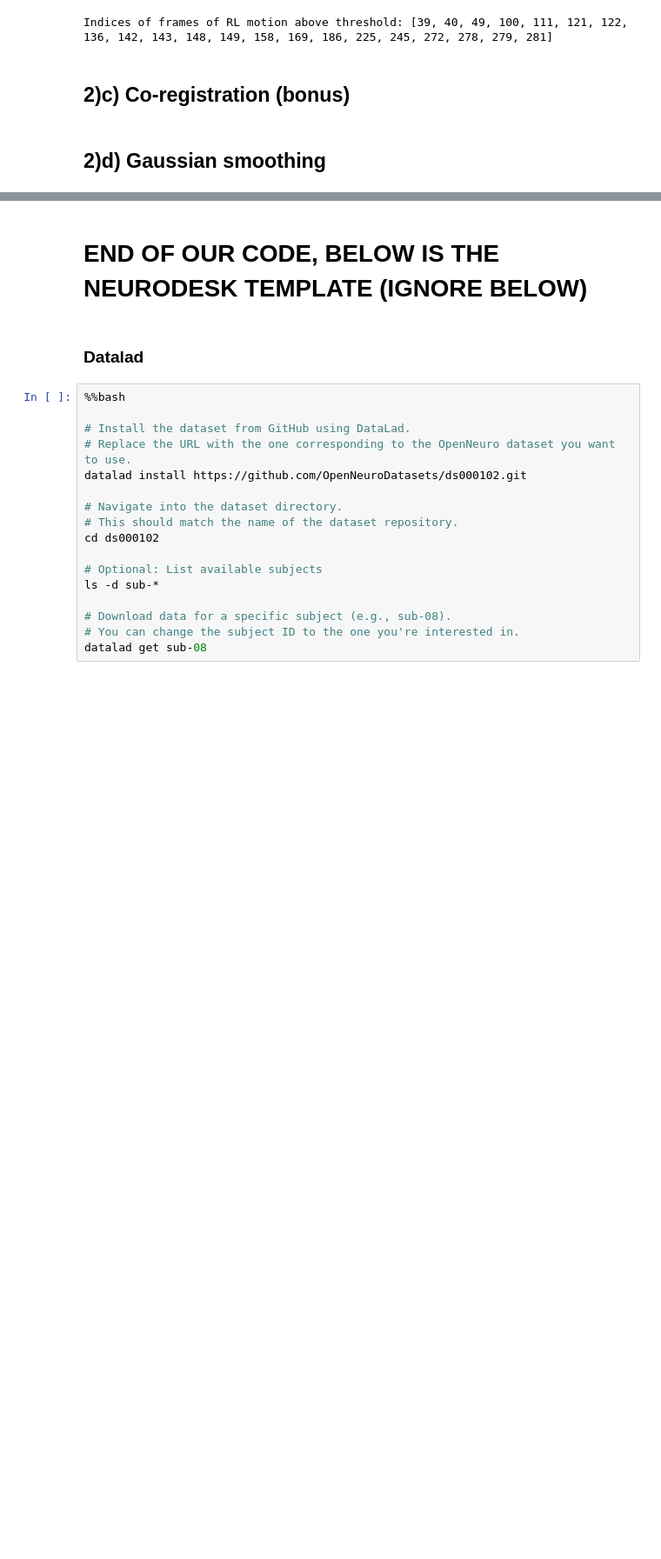
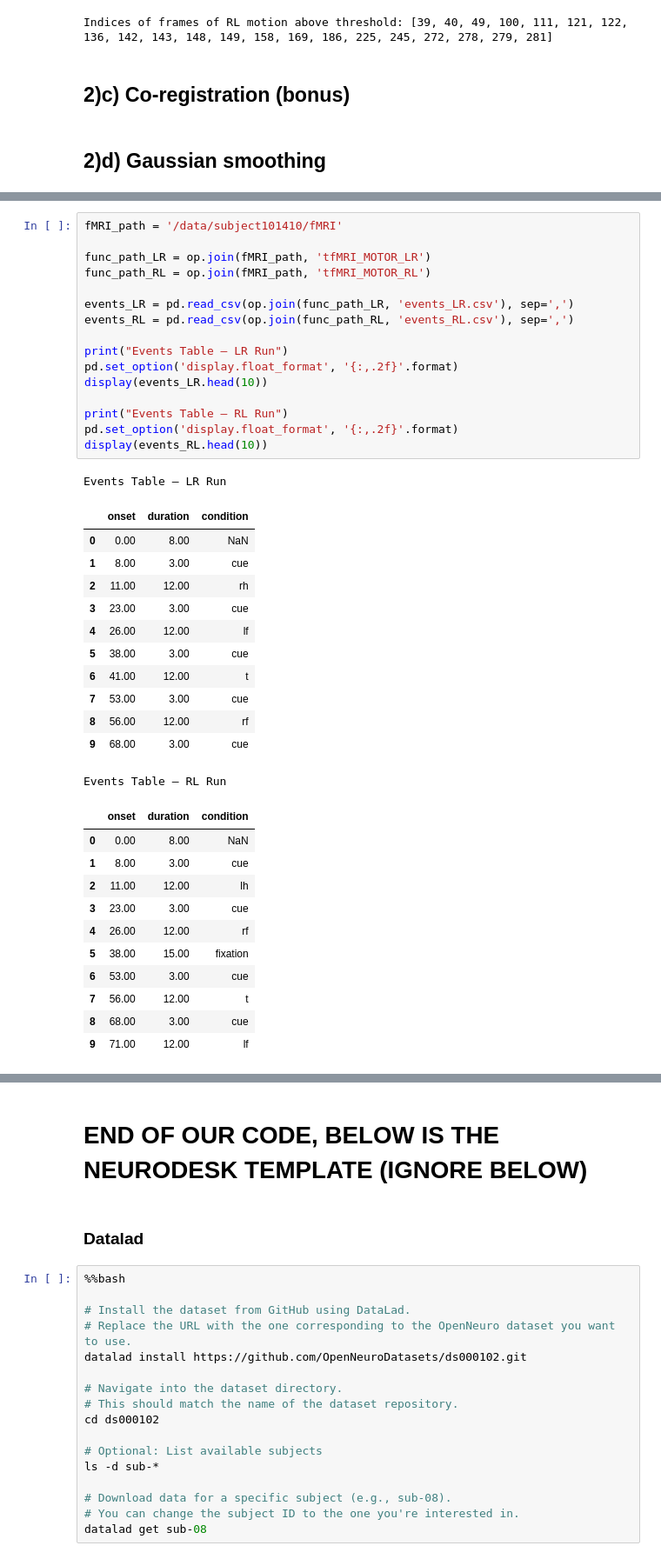
Before and after one commit to zoeepfl/NX-NSSP, a Jupyter notebook: Mini_Projet_1.ipynb, the cells around one changed output, grey strips where cells are left out. Shown at 87% size. Saved outputs shown, nothing was run; the diff lists cells and outputs as text; blank space fills up the shorter version.

```diff
--- a/Mini_Projet_1.ipynb
+++ b/Mini_Projet_1.ipynb
@@ -457,0 +430,41 @@ Indices of frames of RL motion above threshold: [39, 40, 49, 100, 111, 121, 122,
+# %%
+fMRI_path = '/data/subject101410/fMRI'
+
+func_path_LR = op.join(fMRI_path, 'tfMRI_MOTOR_LR')
+func_path_RL = op.join(fMRI_path, 'tfMRI_MOTOR_RL')
+
+events_LR = pd.read_csv(op.join(func_path_LR, 'events_LR.csv'), sep=',')
+events_RL = pd.read_csv(op.join(func_path_RL, 'events_RL.csv'), sep=',')
+
+print("Events Table — LR Run")
+pd.set_option('display.float_format', '{:,.2f}'.format)
+display(events_LR.head(10))
+
+print("Events Table — RL Run")
+pd.set_option('display.float_format', '{:,.2f}'.format)
+display(events_RL.head(10))
+# %% [output]
+Events Table — LR Run
+|  | onset | duration | condition |
+| 0 | 0.00 | 8.00 | NaN |
+| 1 | 8.00 | 3.00 | cue |
+| 2 | 11.00 | 12.00 | rh |
+| 3 | 23.00 | 3.00 | cue |
+| 4 | 26.00 | 12.00 | lf |
+| 5 | 38.00 | 3.00 | cue |
+| 6 | 41.00 | 12.00 | t |
+| 7 | 53.00 | 3.00 | cue |
+| 8 | 56.00 | 12.00 | rf |
+| 9 | 68.00 | 3.00 | cue |
+Events Table — RL Run
+|  | onset | duration | condition |
+| 0 | 0.00 | 8.00 | NaN |
+| 1 | 8.00 | 3.00 | cue |
+| 2 | 11.00 | 12.00 | lh |
+| 3 | 23.00 | 3.00 | cue |
+| 4 | 26.00 | 12.00 | rf |
+| 5 | 38.00 | 15.00 | fixation |
+| 6 | 53.00 | 3.00 | cue |
+| 7 | 56.00 | 12.00 | t |
+| 8 | 68.00 | 3.00 | cue |
+| 9 | 71.00 | 12.00 | lf |
```
Also changed, not shown: parts of 16 cells of this notebook.
